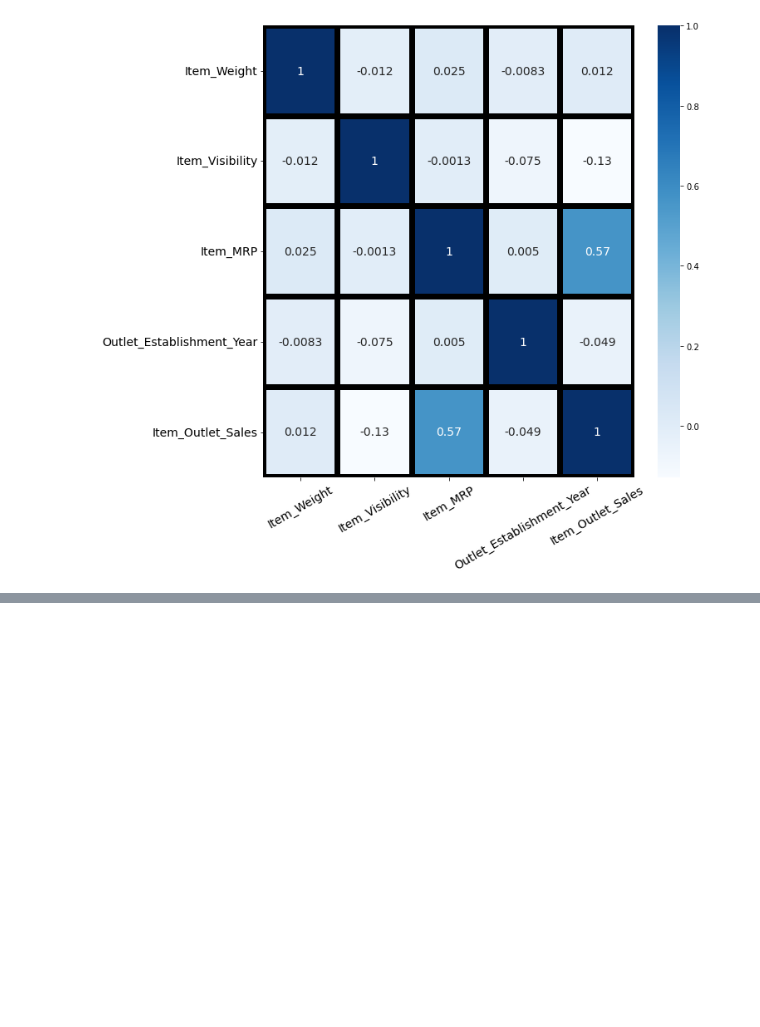
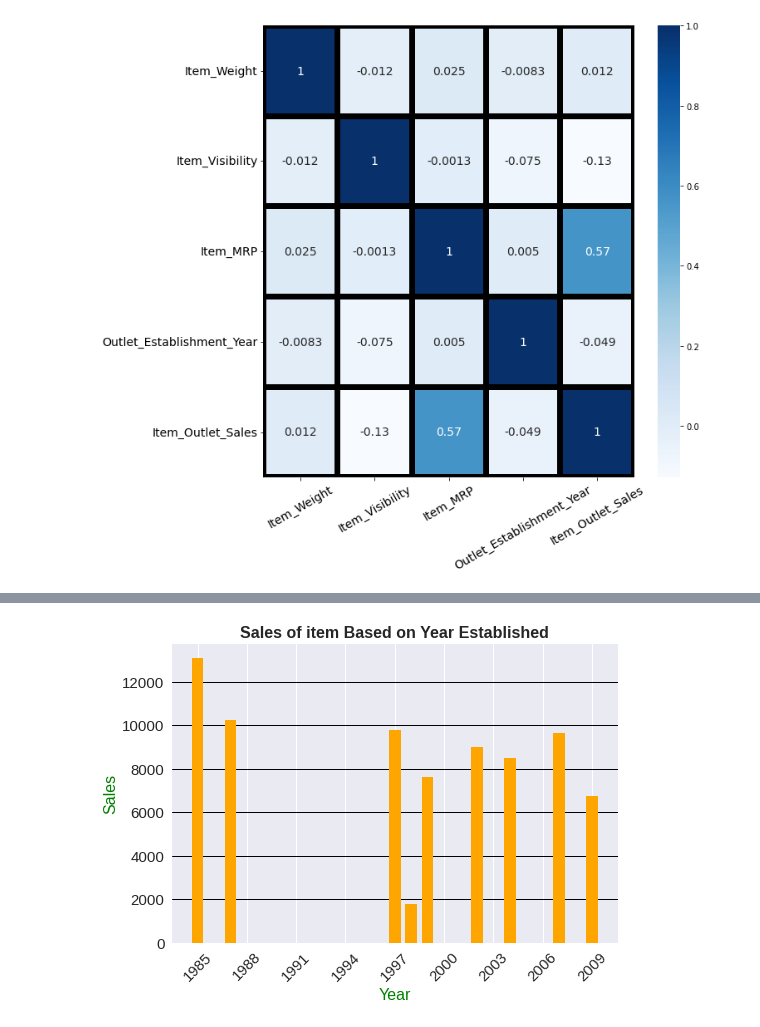
Before and after one commit to ryanba08/grocery_Sales_data, a Jupyter notebook: sales_Data.ipynb, the cells around one changed output, grey strips where cells are left out. Drawn from its saved outputs; the diff is of its cells as text; code cells hidden in the pictures; blank space fills up the shorter version.

```diff
--- a/sales_Data.ipynb
+++ b/sales_Data.ipynb
@@ -268,0 +290,10 @@ plt.yticks(fontsize=14,rotation=0);
+# %%
+plt.bar(df['Outlet_Establishment_Year'],df['Item_Outlet_Sales'],color='orange',width=.7)
+plt.xticks(np.arange(1985,2010,step=3),fontsize='15',rotation=45)
+plt.yticks(fontsize='15')
+plt.xlabel('Year',fontsize='16',color='green')
+plt.ylabel('Sales',fontsize='16',color='green')
+plt.grid(color='black',axis='y')
+plt.title('Sales of item Based on Year Established',fontsize='16',weight='bold');
+# %% [output]
+[figure, added]
```
Also changed, not shown: parts of 6 cells of this notebook.
